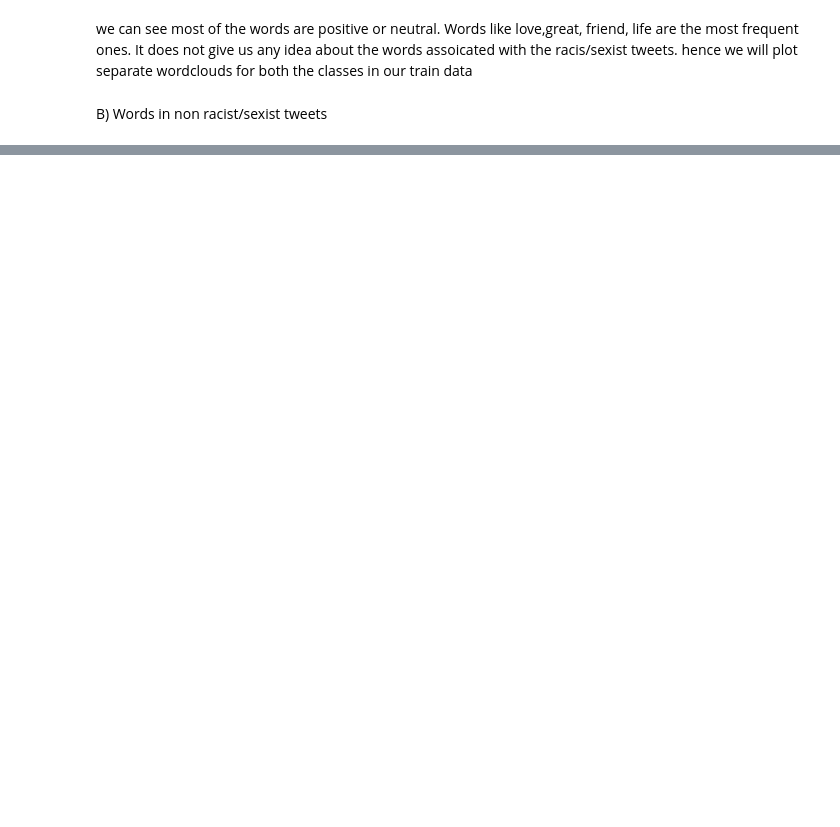
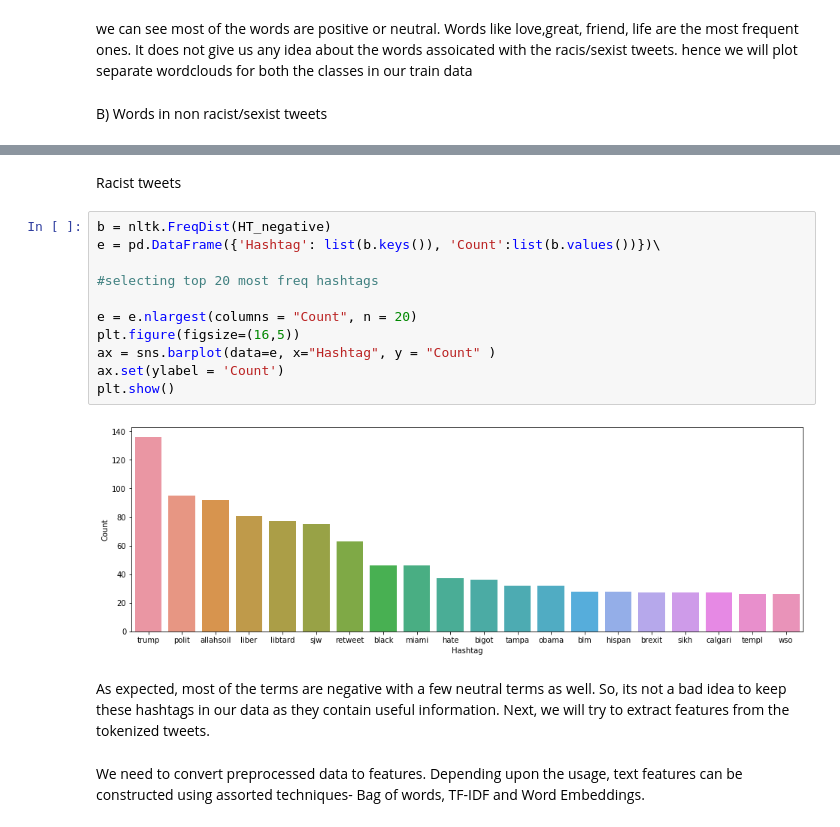
Before and after one commit to Varanasi-Akshay/Twitter_sentiment, a Jupyter notebook: Twitter_sentiment.ipynb, the cells around one changed output, grey strips where cells are left out. Saved outputs shown, nothing was run; the diff lists cells and outputs as text; blank space fills up the shorter version.

```diff
--- a/Twitter_sentiment.ipynb
+++ b/Twitter_sentiment.ipynb
@@ -205,0 +292,20 @@ B) Words in non racist/sexist tweets
+# %% [markdown]
+Racist tweets
+# %%
+b = nltk.FreqDist(HT_negative)
+e = pd.DataFrame({'Hashtag': list(b.keys()), 'Count':list(b.values())})\
+
+#selecting top 20 most freq hashtags
+
+e = e.nlargest(columns = "Count", n = 20)
+plt.figure(figsize=(16,5))
+ax = sns.barplot(data=e, x="Hashtag", y = "Count" )
+ax.set(ylabel = 'Count')
+plt.show()
+# %% [output]
+[figure, added]
+# %% [markdown]
+As expected, most of the terms are negative with a few neutral terms as well. So, its not a bad idea to keep these hashtags in our data as they contain useful information. Next, we will try to extract features from the tokenized tweets.
+# %% [markdown]
+We need to convert preprocessed data to features.
+Depending upon the usage, text features can be constructed using assorted techniques- Bag of words, TF-IDF and Word Embeddings.
```
Also changed, not shown: parts of 23 cells of this notebook.
